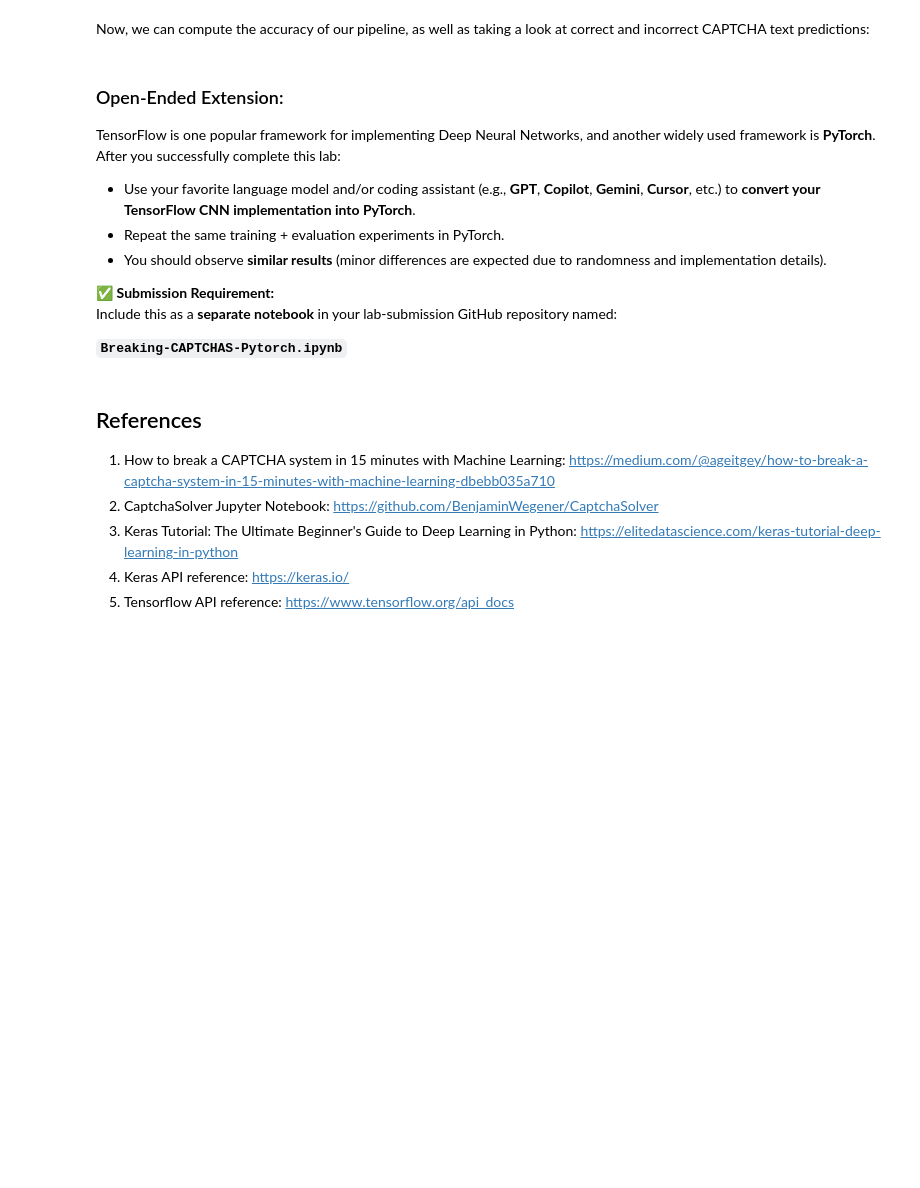
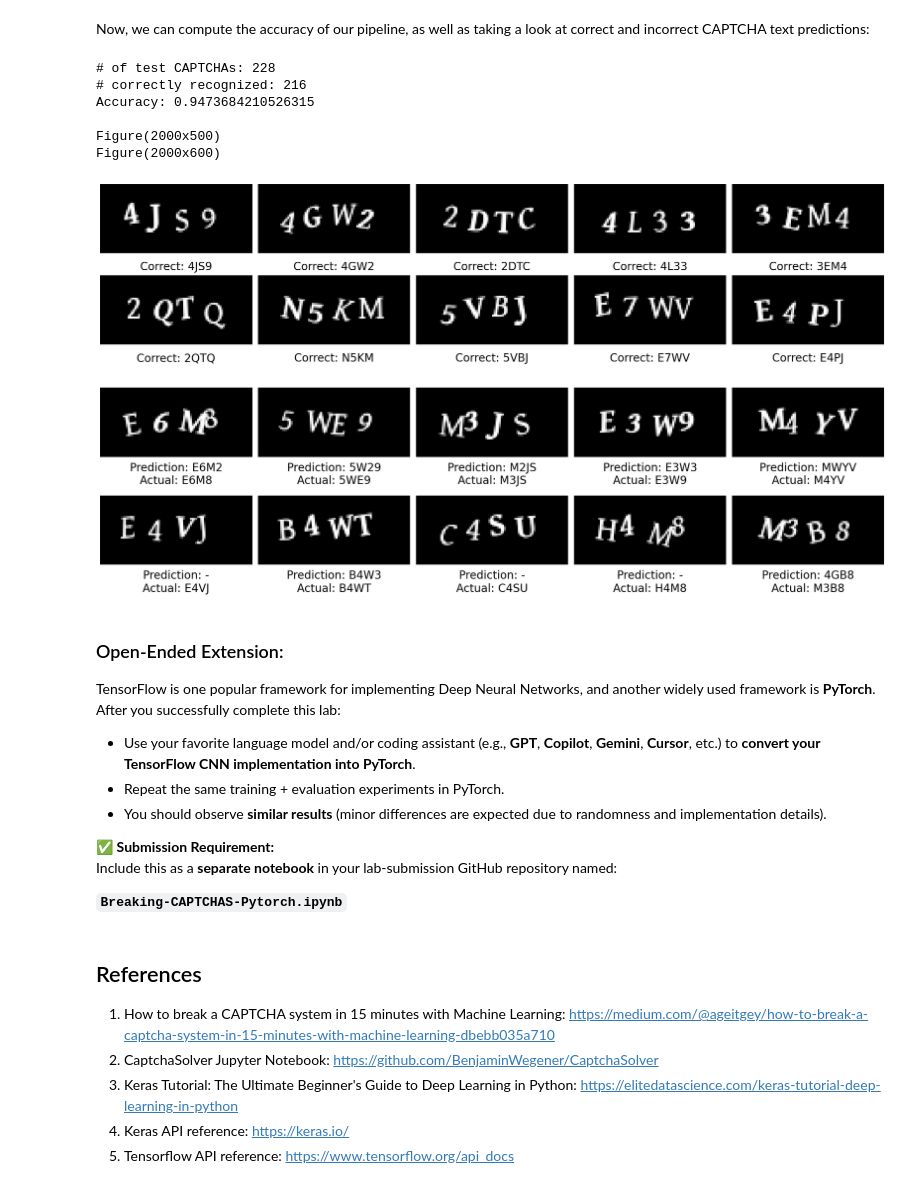
Before and after one commit to samkorostov/EE467, a Jupyter notebook: labs/lab2/lab_2_student_2026-01-23.ipynb, the cells around one changed output. Drawn from its saved outputs; the diff is of its cells as text; code cells hidden in the pictures; blank space fills up the shorter version.

```diff
--- a/labs/lab2/lab_2_student_2026-01-23.ipynb
+++ b/labs/lab2/lab_2_student_2026-01-23.ipynb
@@ -259,22 +295,22 @@ model = Sequential()
 # (Remember to include input shape for the first layer!)
 # 1) Convolution layer: 20 channels, 5*5 kernel, ReLU activation, padded to maintain same shape
 # 2) Max pooling layer: 2*2 kernel
-model.add(NotImplemented)
-model.add(NotImplemented)
+model.add(layers.Conv2D(20, (5, 5), activation="relu", padding="same", input_shape=(20, 20, 1)))
+model.add(layers.MaxPooling2D((2, 2)))
 
 # Second convolution block: (*, 10, 10, 20) -Conv2D+ReLU-> (*, 10, 10, 50) -MaxPooling2D-> (*, 5, 5, 50)
 # Convolution layer: same as above, but use 50 channels
-model.add(NotImplemented)
-model.add(NotImplemented)
+model.add(layers.Conv2D(50, (5, 5), activation="relu", padding="same", input_shape=(10, 10, 20)))
+model.add(layers.MaxPooling2D((2, 2)))
 
 # Flatten layer reshape features to 1D: (*, 5, 5, 50) -Flatten-> (*, 1250)
-model.add(NotImplemented)
+model.add(layers.Flatten())
 
 # First fully-connected (linear) layer: (*, 1250) -FC+ReLU -> (*, 500)
-model.add(NotImplemented)
+model.add(layers.Dense(500, activation="relu"))
 # Last fully-connected (linear) layer: (*, 500) -FC+Softmax-> (*, n_classes)
 # Softmax outputs a categorical distribution representing probability for each character
-model.add(NotImplemented)
+model.add(layers.Dense(n_classes, activation="softmax"))
 
 # Build classification model with Adam optimizer and cross entropy loss
 model.compile(loss="categorical_crossentropy", optimizer="adam", metrics=["accuracy"])
@@ -362,38 +444,47 @@ for i, (pred_text, actual_text) in enumerate(zip(preds_test, captcha_texts_test)
     if pred_text==actual_text:
         ## [ TODO ]
         # 1) Update number of correct predictions
-        raise NotImplementedError
+        n_correct += 1
         # 2) Collect index of correct prediction
         if len(correct_indices)<N_DISPLAY_SAMPLES:
-            raise NotImplementedError
+            correct_indices.append(i)
     else:
         # 3) Collect index of incorrect prediction
         if len(incorrect_indices)<N_DISPLAY_SAMPLES:
-            raise NotImplementedError
+            incorrect_indices.append(i)
 
 # Show number of total / correct predictions and accuracy
 print("# of test CAPTCHAs:", n_test)
 print("# correctly recognized:", n_correct)
 print("Accuracy:", n_correct/n_test, "\n")
 
 # Show all correct predictions
 print_images(
     [captcha_images_test[i] for i in correct_indices],
     texts=[f"Correct: {captcha_texts_test[i]}" for i in correct_indices],
     n_rows=2
 )
 
 # Show all incorrect predictions
 print_images(
     [captcha_images_test[i] for i in incorrect_indices],
     texts=[
         f"Prediction: {preds_test[i]}\nActual: {captcha_texts_test[i]}" \
         for i in incorrect_indices
     ],
     n_rows=2,
     fig_size=(20, 6),
     text_center=(0.5, -0.25)
 )
+# %% [output]
+# of test CAPTCHAs: 228
+# correctly recognized: 216
+Accuracy: 0.9473684210526315
+
+Figure(2000x500)
+Figure(2000x600)
+[figure, added]
+[figure, added]
 # %% [markdown]
 ### Open-Ended Extension:
 
```
Also changed, not shown: parts of 8 cells of this notebook, 2 other files.
